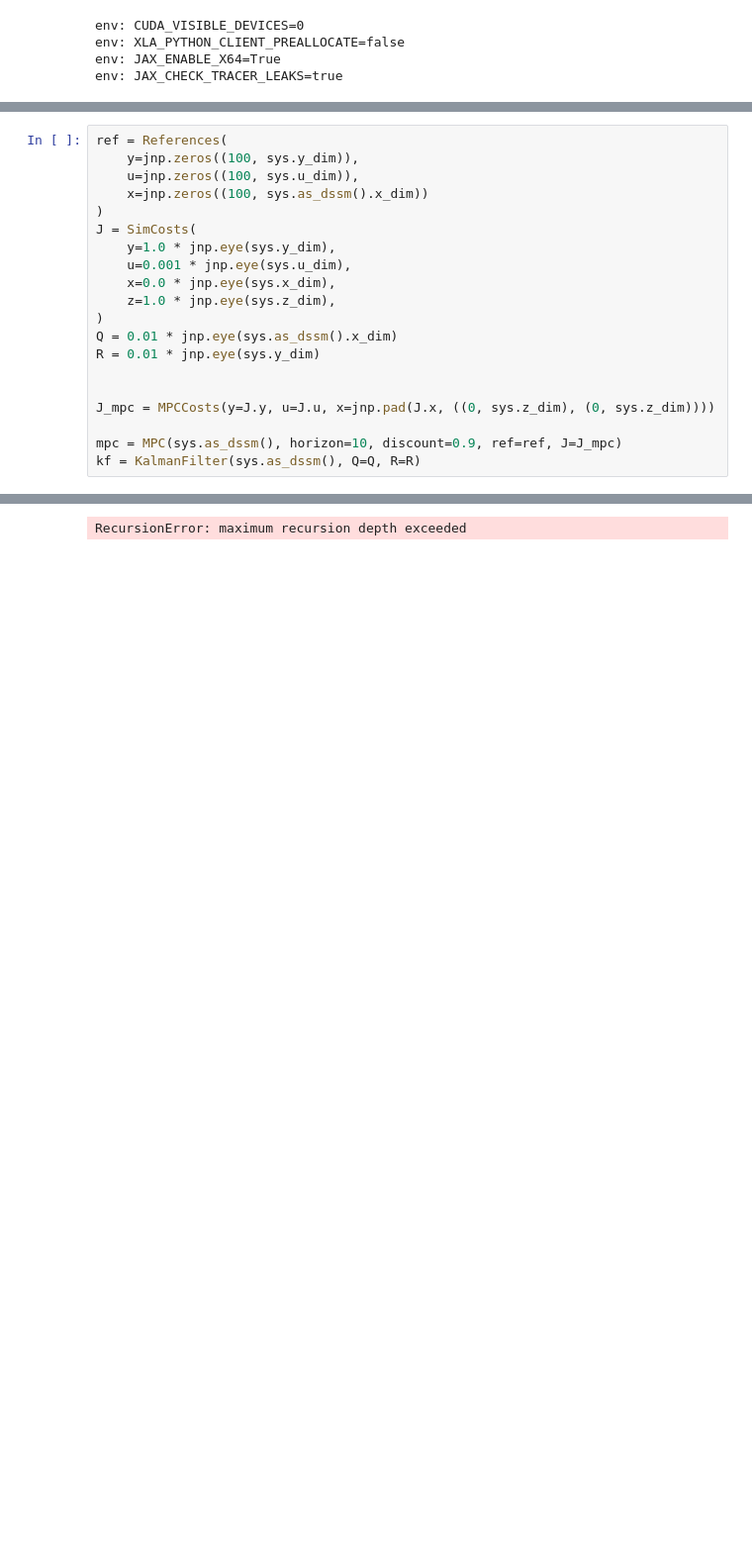
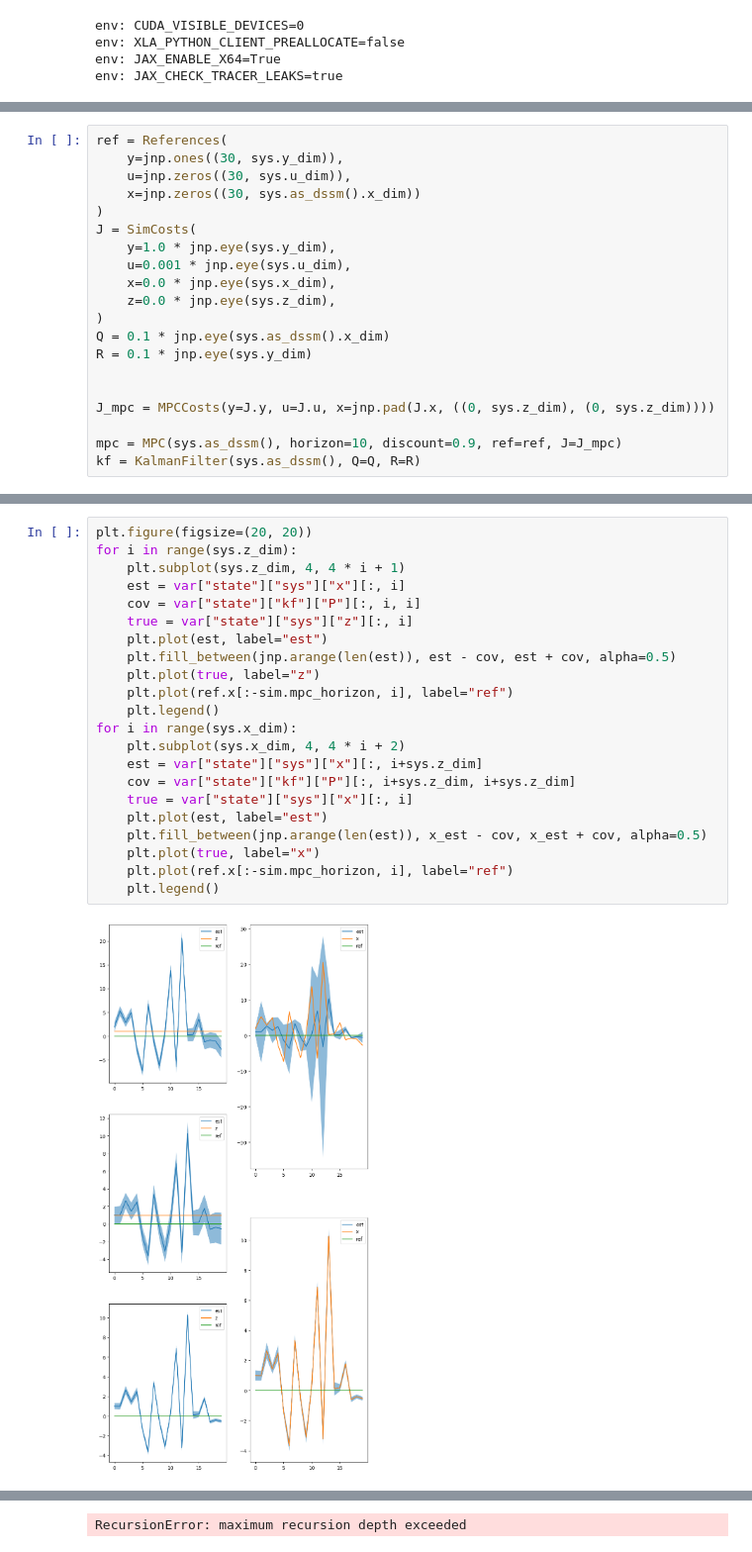
Before and after one commit to davidesartor/FIERL, a Jupyter notebook: fierl2/test.ipynb, the cells around one changed output, grey strips where cells are left out. Shown: that part at 99% size. Cells and saved outputs as stored; diff of their text form; blank space fills up the shorter version.

```diff
--- a/fierl2/test.ipynb
+++ b/fierl2/test.ipynb
@@ -40,17 +52,17 @@ AugmentedSystem(x=f64[6], x_dim=6, u_dim=2, y_dim=2)
 # %%
 ref = References(
-    y=jnp.zeros((100, sys.y_dim)),
-    u=jnp.zeros((100, sys.u_dim)),
-    x=jnp.zeros((100, sys.as_dssm().x_dim))
+    y=jnp.ones((30, sys.y_dim)),
+    u=jnp.zeros((30, sys.u_dim)),
+    x=jnp.zeros((30, sys.as_dssm().x_dim))
 )
 J = SimCosts(
     y=1.0 * jnp.eye(sys.y_dim),
     u=0.001 * jnp.eye(sys.u_dim),
     x=0.0 * jnp.eye(sys.x_dim),
-    z=1.0 * jnp.eye(sys.z_dim),
+    z=0.0 * jnp.eye(sys.z_dim),
 )
-Q = 0.01 * jnp.eye(sys.as_dssm().x_dim)
-R = 0.01 * jnp.eye(sys.y_dim)
+Q = 0.1 * jnp.eye(sys.as_dssm().x_dim)
+R = 0.1 * jnp.eye(sys.y_dim)
 
 
 J_mpc = MPCCosts(y=J.y, u=J.u, x=jnp.pad(J.x, ((0, sys.z_dim), (0, sys.z_dim))))
@@ -108,0 +123,24 @@ ValueError: `where` does not specify an element or elements of `pytree`.
+# %%
+plt.figure(figsize=(20, 20))
+for i in range(sys.z_dim):
+    plt.subplot(sys.z_dim, 4, 4 * i + 1)
+    est = var["state"]["sys"]["x"][:, i]
+    cov = var["state"]["kf"]["P"][:, i, i]
+    true = var["state"]["sys"]["z"][:, i]
+    plt.plot(est, label="est")
+    plt.fill_between(jnp.arange(len(est)), est - cov, est + cov, alpha=0.5)
+    plt.plot(true, label="z")
+    plt.plot(ref.x[:-sim.mpc_horizon, i], label="ref")
+    plt.legend()
+for i in range(sys.x_dim):
+    plt.subplot(sys.x_dim, 4, 4 * i + 2)
+    est = var["state"]["sys"]["x"][:, i+sys.z_dim]
+    cov = var["state"]["kf"]["P"][:, i+sys.z_dim, i+sys.z_dim]
+    true = var["state"]["sys"]["x"][:, i]
+    plt.plot(est, label="est")
+    plt.fill_between(jnp.arange(len(est)), x_est - cov, x_est + cov, alpha=0.5)
+    plt.plot(true, label="x")
+    plt.plot(ref.x[:-sim.mpc_horizon, i], label="ref")
+    plt.legend()
+# %% [output]
+[figure, added]
```
Also changed, not shown: parts of 5 cells of this notebook, 3 other files.
